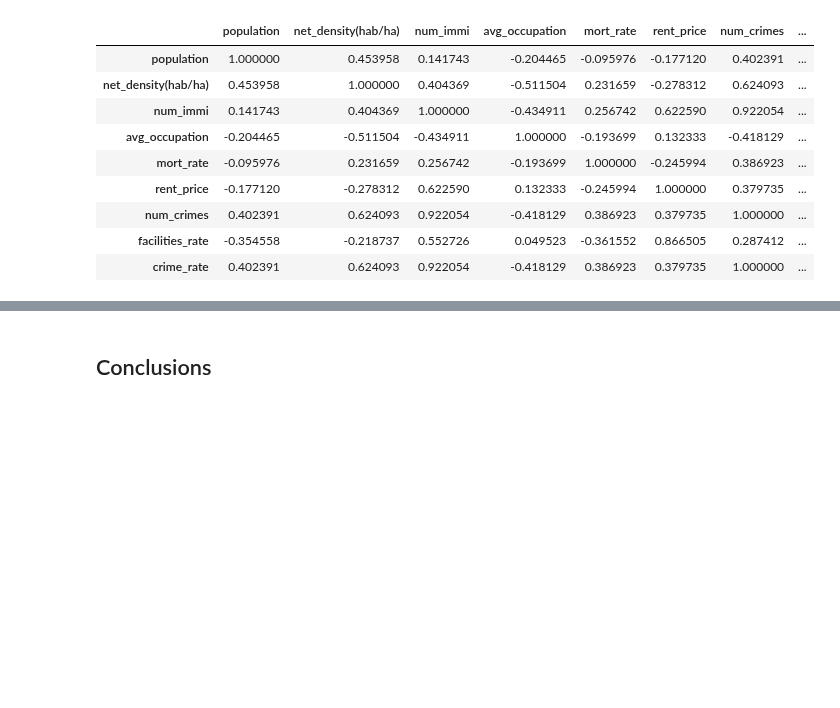
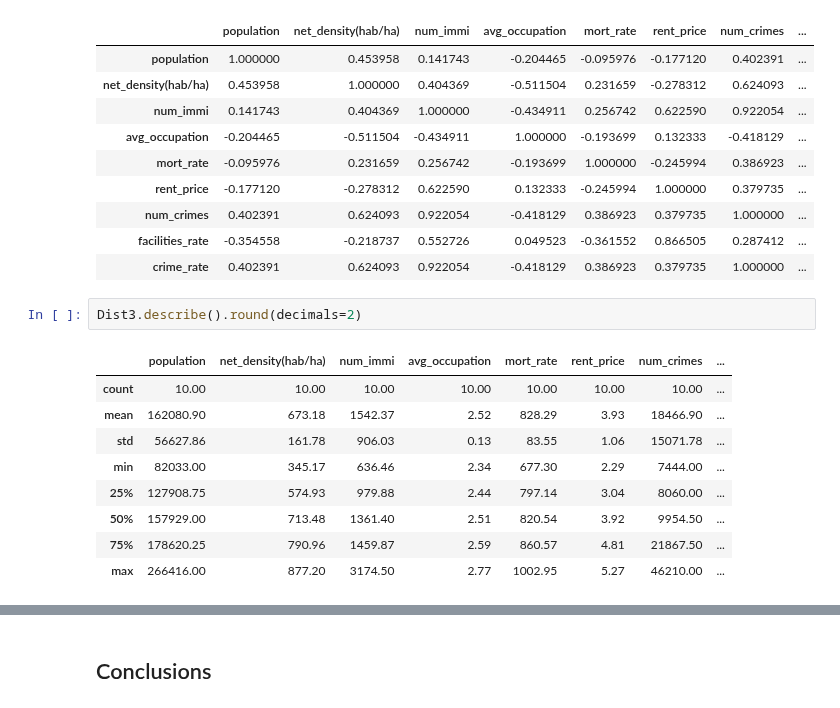
Before and after one commit to ta-data-bcn/Project-Week-2-Barcelona, a Jupyter notebook: your-project/Analysis-Mireia.ipynb, the cells around one changed output, grey strips where cells are left out. Saved outputs shown, nothing was run; the diff lists cells and outputs as text; blank space fills up the shorter version.

```diff
--- a/your-project/Analysis-Mireia.ipynb
+++ b/your-project/Analysis-Mireia.ipynb
@@ -454,3 +457,15 @@ Dist3.corr()
 | num_crimes | 0.402391 | 0.624093 | 0.922054 | -0.418129 | 0.386923 | 0.379735 | 1.000000 | ... |
 | facilities_rate | -0.354558 | -0.218737 | 0.552726 | 0.049523 | -0.361552 | 0.866505 | 0.287412 | ... |
 | crime_rate | 0.402391 | 0.624093 | 0.922054 | -0.418129 | 0.386923 | 0.379735 | 1.000000 | ... |
+# %%
+Dist3.describe().round(decimals=2)
+# %% [output]
+|  | population | net_density(hab/ha) | num_immi | avg_occupation | mort_rate | rent_price | num_crimes | ... |
+| count | 10.00 | 10.00 | 10.00 | 10.00 | 10.00 | 10.00 | 10.00 | ... |
+| mean | 162080.90 | 673.18 | 1542.37 | 2.52 | 828.29 | 3.93 | 18466.90 | ... |
+| std | 56627.86 | 161.78 | 906.03 | 0.13 | 83.55 | 1.06 | 15071.78 | ... |
+| min | 82033.00 | 345.17 | 636.46 | 2.34 | 677.30 | 2.29 | 7444.00 | ... |
+| 25% | 127908.75 | 574.93 | 979.88 | 2.44 | 797.14 | 3.04 | 8060.00 | ... |
+| 50% | 157929.00 | 713.48 | 1361.40 | 2.51 | 820.54 | 3.92 | 9954.50 | ... |
+| 75% | 178620.25 | 790.96 | 1459.87 | 2.59 | 860.57 | 4.81 | 21867.50 | ... |
+| max | 266416.00 | 877.20 | 3174.50 | 2.77 | 1002.95 | 5.27 | 46210.00 | ... |
```
Also changed, not shown: parts of 21 cells of this notebook, 2 other files.
